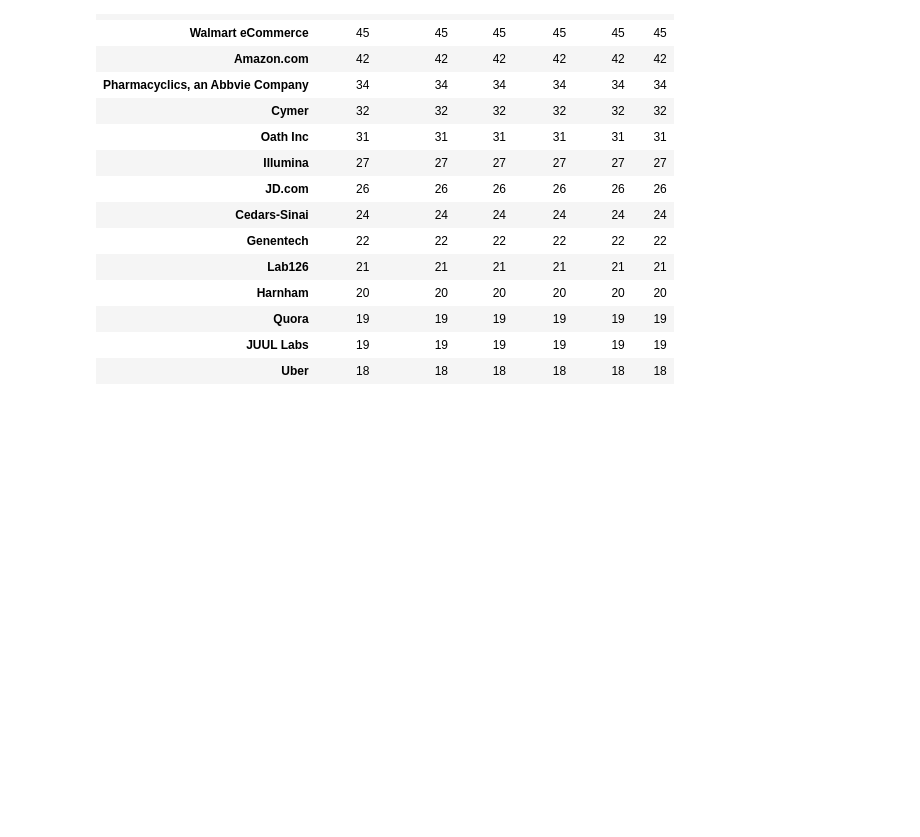
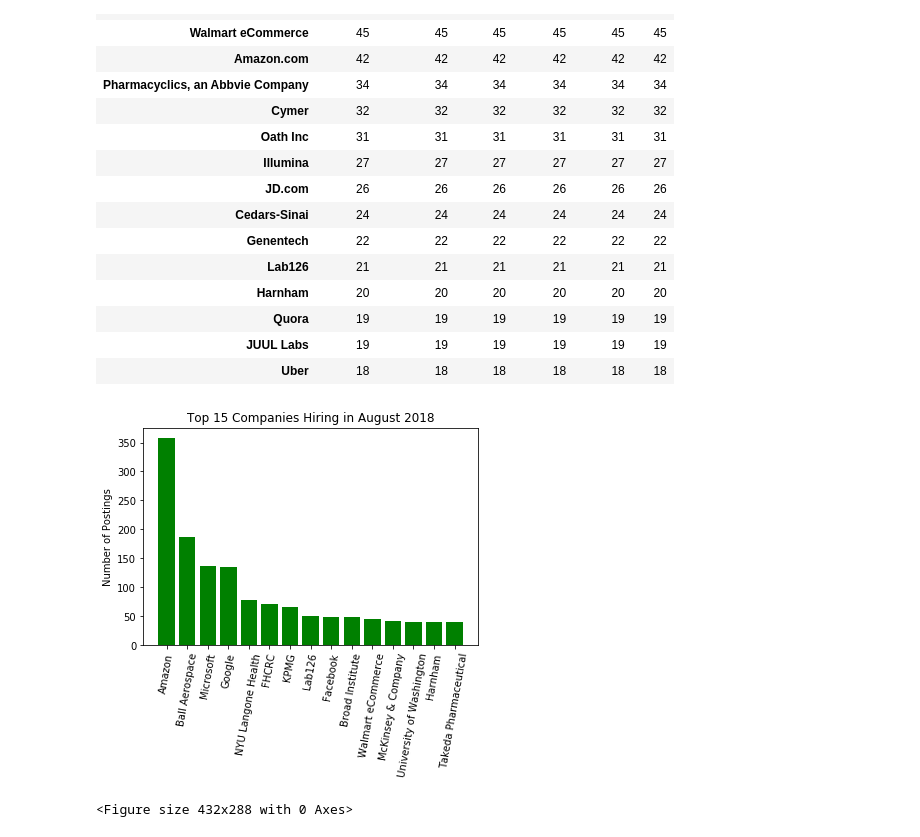
Before and after one commit to oimontgomery/team_6, a Jupyter notebook: Data Cleaning Notebook.ipynb, the cells around one changed output. Drawn from its saved outputs; the diff is of its cells as text; code cells hidden in the pictures; blank space fills up the shorter version.

```diff
--- a/Data Cleaning Notebook.ipynb
+++ b/Data Cleaning Notebook.ipynb
@@ -210,3 +214,24 @@ cal_df.groupby('company').count().sort_values('position', ascending=False).head(
 | Quora | 19 | 19 | 19 | 19 | 19 | 19 |
 | JUUL Labs | 19 | 19 | 19 | 19 | 19 | 19 |
 | Uber | 18 | 18 | 18 | 18 | 18 | 18 |
+# %%
+#Create plot for company/position count
+
+company_x=company_df.sort_values("Positions", ascending=False).nlargest(15, "Positions")["Company"]
+company_y=company_df.sort_values("Positions", ascending=False).nlargest(15, "Positions")["Positions"]
+labels = ["Amazon", "Ball Aerospace", "Microsoft", "Google", "NYU Langone Health", "FHCRC", "KPMG",
+          "Lab126", "Facebook", "Broad Institute", "Walmart eCommerce", "McKinsey & Company", "University of Washington",
+          "Harnham", "Takeda Pharmaceutical"]
+
+colors =["dodgerblue", "green", "firebrick", "cyan", "magenta", "gold", "mediumaquamarine", "pink", "purple", "lime", "teal", "salmon", "skyblue", "orange", "lavender"]
+
+company_df=plt.bar(labels, company_y, color="green", label=labels)
+plt.xticks(rotation=80)
+plt.title("Top 15 Companies Hiring in August 2018")
+plt.ylabel("Number of Postings")
+
+plt.show()
+plt.savefig("Images/USATopHiringCompanies.png")
+# %% [output]
+[figure, added]
+<Figure size 432x288 with 0 Axes>
```
Also changed, not shown: parts of 3 cells of this notebook.
